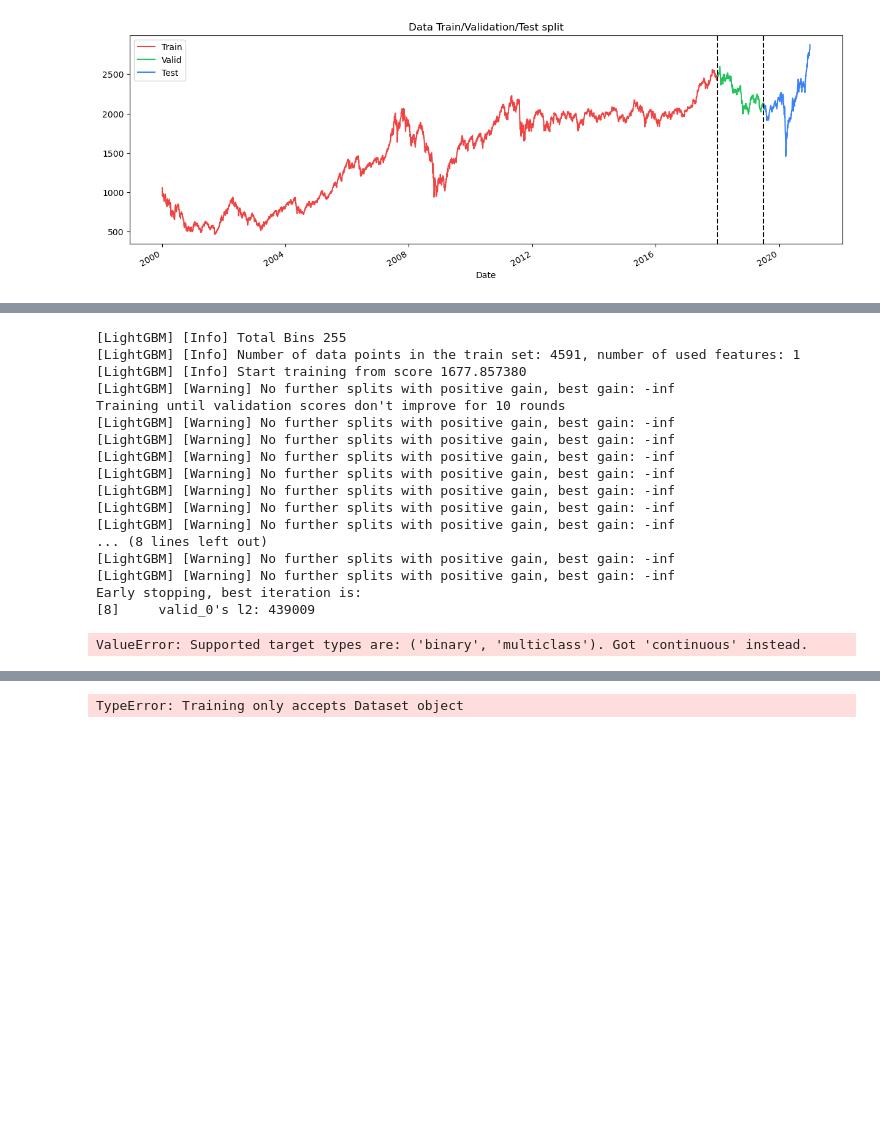
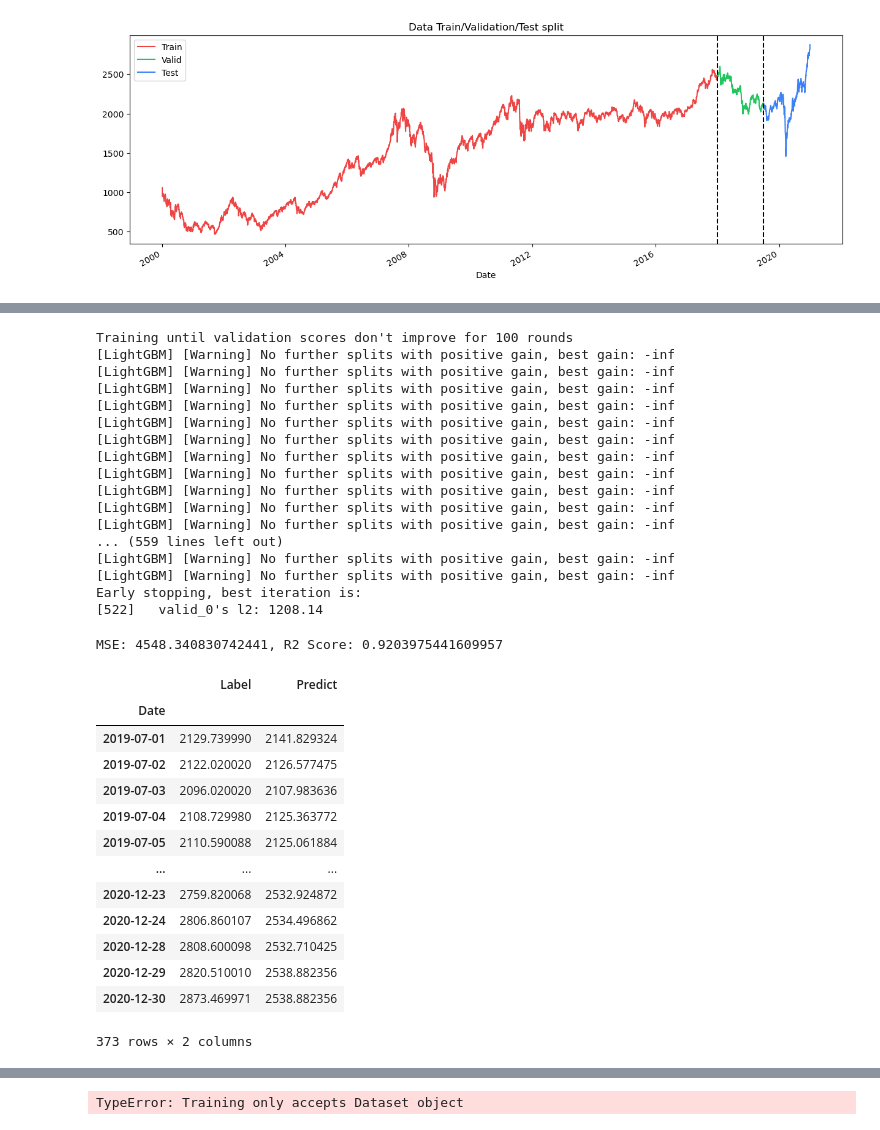
Before and after one commit to Thinline20/AI-Final, a Jupyter notebook: projects/lib/Preprocess.ipynb, the cells around one changed output, grey strips where cells are left out. Saved outputs shown, nothing was run; the diff lists cells and outputs as text; code cells hidden in the pictures; blank space fills up the shorter version.

Commit message:
LightGBM Stuff

```diff
--- a/projects/lib/Preprocess.ipynb
+++ b/projects/lib/Preprocess.ipynb
@@ -187,5 +178,5 @@ X_train, X_test, y_train, y_test = train_test_split(X_raw, y_raw, test_size=0.2,
 import lightgbm as lgb
 
 lgb_train = lgb.Dataset(X_train, label=y_train)
-# lgb_valid = lgb.Dataset(X_valid, label=y_valid, reference=lgb_train)
+lgb_valid = lgb.Dataset(X_valid, label=y_valid, reference=lgb_train)
 lgb_test = lgb.Dataset(X_test, label=y_test)
@@ -192,29 +211,21 @@ lgb_test = lgb.Dataset(X_test, label=y_test)
 # %%
 param = {
-    "force_col_wise": True,
+    "force_col_wise": "true",
     "objective": "regression",
     "boosting": "gbdt",
     "learning_rate": 0.1,
-    # "num_iterations": [100, 200, 300, 400],
-    # "learning_rate": [0.01, 0.03, 0.06, 0.1],
     "num_leaves": 144,
     "tree_learner": "serial",
     "device_type": "cpu",
     "seed": 100,
     "max_depth": 16,
-    # "max_depth": [10, 12, 14, 16],
     "metric": "l2",
+    "verbose": 0
 }
 
-num_round = 50
-
-model = lgb.train(param, lgb_train, 1000, lgb_test, callbacks=[lgb.log_evaluation(100), lgb.early_stopping(10)])
+model = lgb.train(param, lgb_train, 1000, lgb_valid, callbacks=[lgb.early_stopping(100)])
 # %% [output]
-[LightGBM] [Info] Total Bins 255
-[LightGBM] [Info] Number of data points in the train set: 4591, number of used features: 1
-[LightGBM] [Info] Start training from score 1677.857380
-[LightGBM] [Warning] No further splits with positive gain, best gain: -inf
-Training until validation scores don't improve for 10 rounds
+Training until validation scores don't improve for 100 rounds
 [LightGBM] [Warning] No further splits with positive gain, best gain: -inf
 [LightGBM] [Warning] No further splits with positive gain, best gain: -inf
 [LightGBM] [Warning] No further splits with positive gain, best gain: -inf
@@ -222,12 +233,12 @@ Training until validation scores don't improve for 10 rounds
 [LightGBM] [Warning] No further splits with positive gain, best gain: -inf
 [LightGBM] [Warning] No further splits with positive gain, best gain: -inf
 [LightGBM] [Warning] No further splits with positive gain, best gain: -inf
-... (8 lines left out)
+[LightGBM] [Warning] No further splits with positive gain, best gain: -inf
+[LightGBM] [Warning] No further splits with positive gain, best gain: -inf
+[LightGBM] [Warning] No further splits with positive gain, best gain: -inf
+[LightGBM] [Warning] No further splits with positive gain, best gain: -inf
+... (559 lines left out)
 [LightGBM] [Warning] No further splits with positive gain, best gain: -inf
 [LightGBM] [Warning] No further splits with positive gain, best gain: -inf
 Early stopping, best iteration is:
-[8]     valid_0's l2: 439009
+[522]   valid_0's l2: 1208.14
-# %%
-model.fit(lgb_train, lgb_test, verbose=False)
-# %% [output]
-ValueError: Supported target types are: ('binary', 'multiclass'). Got 'continuous' instead.
@@ -233,0 +248,30 @@ ValueError: Supported target types are: ('binary', 'multiclass'). Got 'continuou
+# %%
+from sklearn.metrics import mean_squared_error, r2_score
+
+mse = mean_squared_error(y_test, predict_test)
+r2 = r2_score(y_test, predict_test)
+
+print(f"MSE: {mse}, R2 Score: {r2}")
+# %% [output]
+MSE: 4548.340830742441, R2 Score: 0.9203975441609957
+# %%
+final_result = pd.concat([y_test.reset_index(drop=True), pd.DataFrame(predict_test)], axis=1)
+final_result.columns = ['Label', 'Predict']
+final_result.index = y_test.index
+
+final_result
+# %% [output]
+|  | Label | Predict |
+| Date |  |  |
+| 2019-07-01 | 2129.739990 | 2141.829324 |
+| 2019-07-02 | 2122.020020 | 2126.577475 |
+| 2019-07-03 | 2096.020020 | 2107.983636 |
+| 2019-07-04 | 2108.729980 | 2125.363772 |
+| 2019-07-05 | 2110.590088 | 2125.061884 |
+| ... | ... | ... |
+| 2020-12-23 | 2759.820068 | 2532.924872 |
+| 2020-12-24 | 2806.860107 | 2534.496862 |
+| 2020-12-28 | 2808.600098 | 2532.710425 |
+| 2020-12-29 | 2820.510010 | 2538.882356 |
+| 2020-12-30 | 2873.469971 | 2538.882356 |
+373 rows × 2 columns
```
Also changed, not shown: parts of 7 cells of this notebook.
